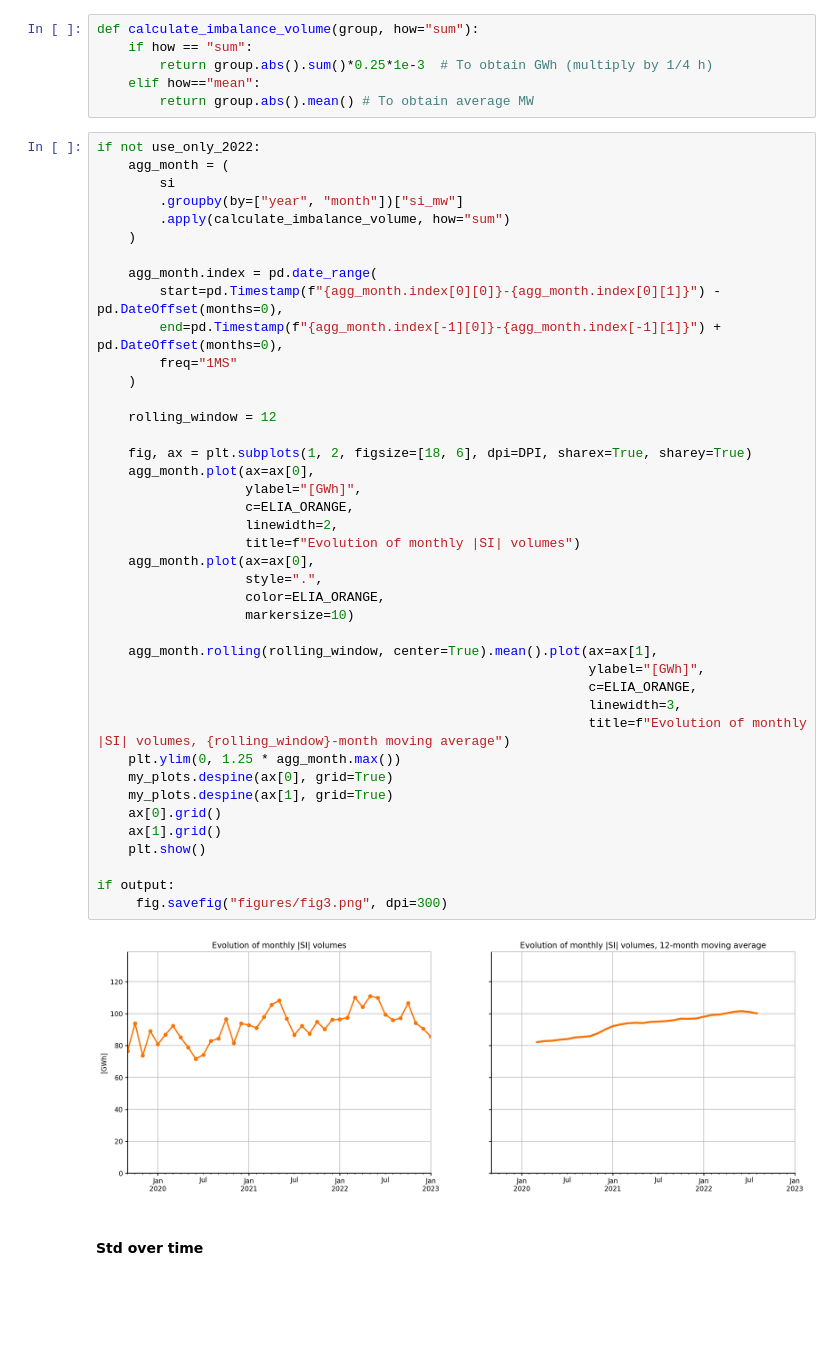
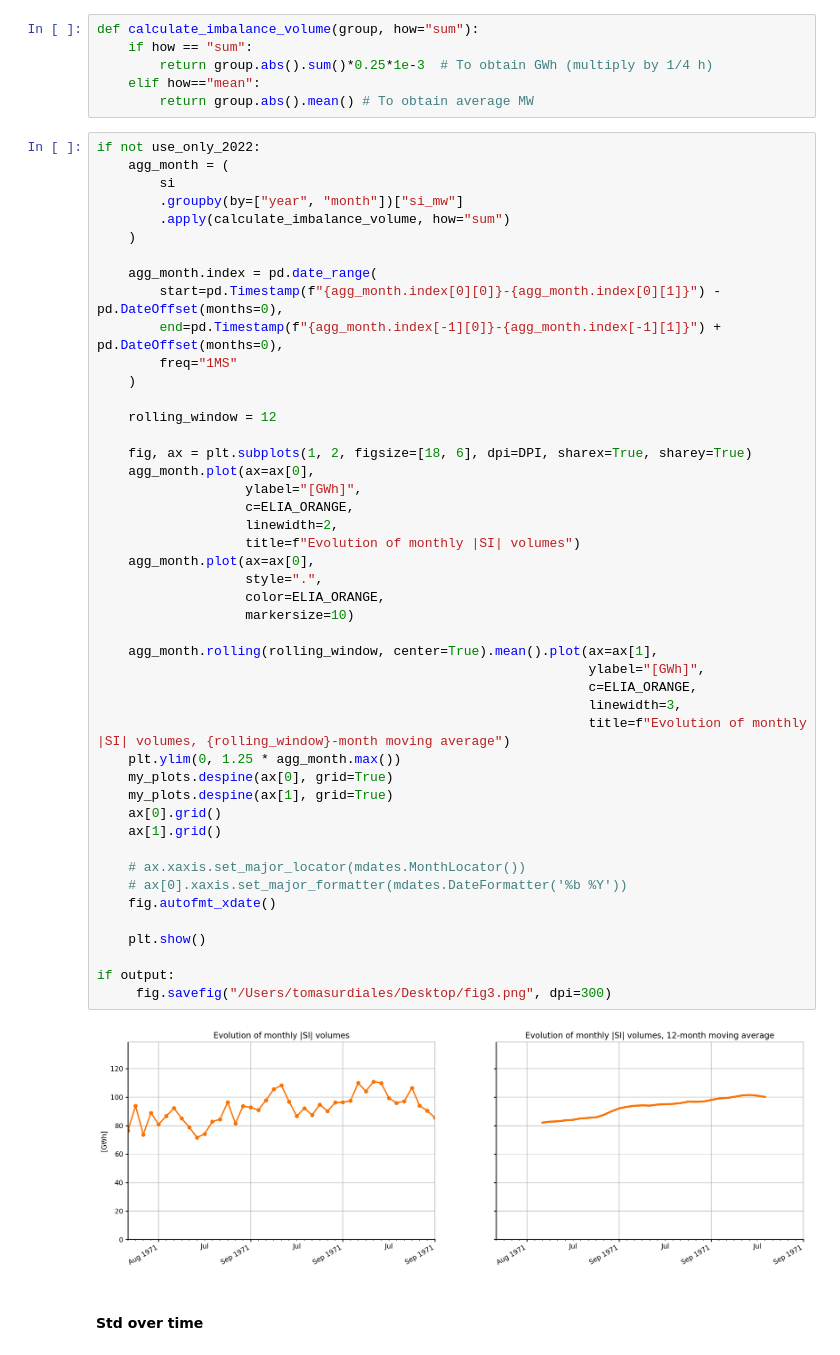
Before and after one commit to tomasurdiales/System_Imbalance_Forecasting, a Jupyter notebook: Feature_Exploration.ipynb, the cells around one changed output. Drawn from its saved outputs; the diff is of its cells as text; blank space fills up the shorter version.

```diff
--- a/Feature_Exploration.ipynb
+++ b/Feature_Exploration.ipynb
@@ -193,35 +217,40 @@ if not use_only_2022:
         freq="1MS"
     )
 
     rolling_window = 12
 
     fig, ax = plt.subplots(1, 2, figsize=[18, 6], dpi=DPI, sharex=True, sharey=True)
     agg_month.plot(ax=ax[0],
                    ylabel="[GWh]",
                    c=ELIA_ORANGE,
                    linewidth=2,
                    title=f"Evolution of monthly |SI| volumes")
     agg_month.plot(ax=ax[0],
                    style=".",
                    color=ELIA_ORANGE,
                    markersize=10)
 
     agg_month.rolling(rolling_window, center=True).mean().plot(ax=ax[1],
                                                                ylabel="[GWh]",
                                                                c=ELIA_ORANGE,
                                                                linewidth=3,
                                                                title=f"Evolution of monthly |SI| volumes, {rolling_window}-month moving average")
     plt.ylim(0, 1.25 * agg_month.max())
     my_plots.despine(ax[0], grid=True)
     my_plots.despine(ax[1], grid=True)
     ax[0].grid()
     ax[1].grid()
+
+    # ax.xaxis.set_major_locator(mdates.MonthLocator())
+    # ax[0].xaxis.set_major_formatter(mdates.DateFormatter('%b %Y'))
+    fig.autofmt_xdate()
+
     plt.show()
 
 if output:
-     fig.savefig("figures/fig3.png", dpi=300)
+     fig.savefig("/Users/tomasurdiales/Desktop/fig3.png", dpi=300)
 # %% [output]
-[figure, old version]
+[figure, new version]
 # %% [markdown]
 #### Std over time
 # %%
```
Also changed, not shown: parts of 22 cells of this notebook, 5 other files.
